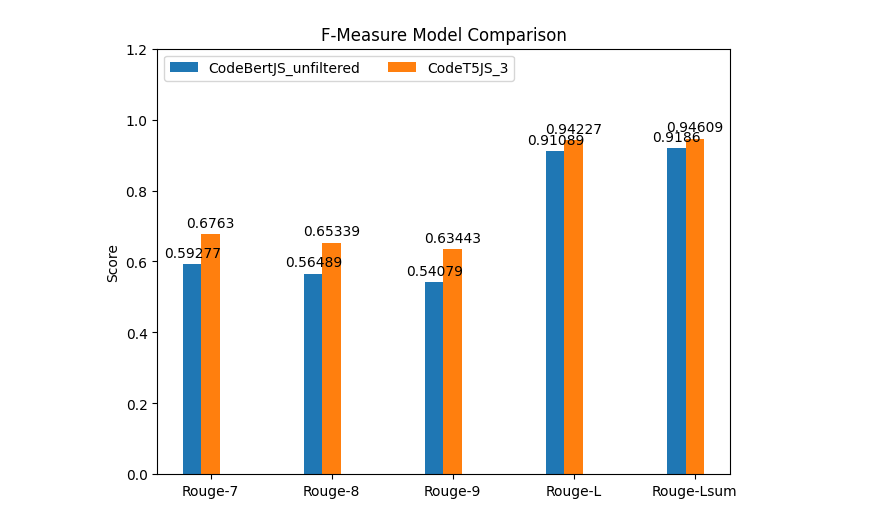
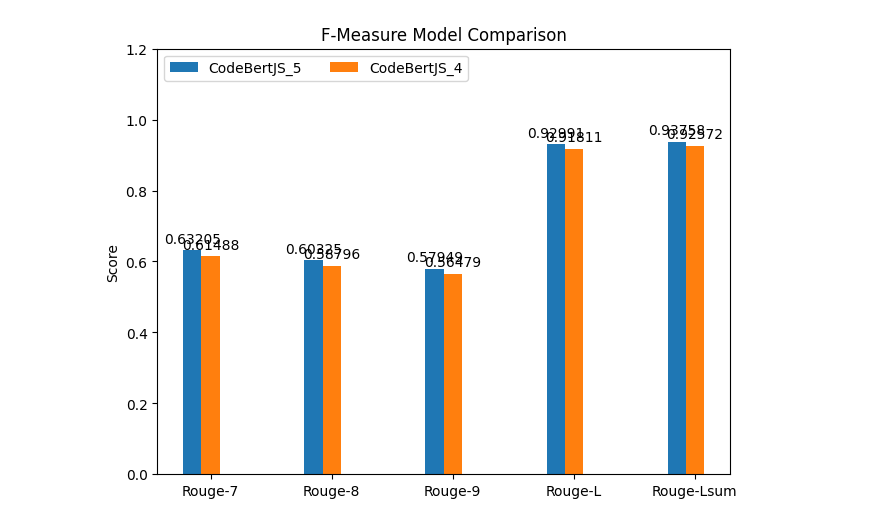
Before and after one commit to radistoubalidis/JSRepair, a Jupyter notebook: test_model.ipynb, the cells around one changed output. Saved outputs shown, nothing was run; the diff lists cells and outputs as text; code cells hidden in the pictures.

```diff
--- a/test_model.ipynb
+++ b/test_model.ipynb
@@ -20,12 +20,12 @@ from torch.utils.data import DataLoader
 # MAX_LENGTH = int(input("Paste tokenizer max length: "))
 
 SQLITE_PATH =  'humanevalpack.db'
-MODEL_NAME = 'CodeBertJS_unfiltered'
-VERSION = 3
-CPKT_PATH = 'checkpoints/CodeBertJS_unfiltered_v1.ckpt'
+MODEL_NAME = 'CodeBertJS'
+VERSION = 5
+CPKT_PATH = 'checkpoints/CodeBertJS_v5.ckpt'
 METRICS_PATH = 'metrics'
 HF_DIR = 'microsoft/codebert-base-mlm'
-MAX_LENGTH = 450
+MAX_LENGTH = 475
 # %%
 if os.path.exists(SQLITE_PATH):
     con = sqlite3.connect(SQLITE_PATH)
@@ -113,17 +114,18 @@ import numpy as np
 
 codebert_avgs = rouge.avgs
 
-comparison_model_path = '/content/drive/MyDrive/Thesis/metrics/CodeT5JS_3.json'
+comparison_model_path = input('Comparison model avg ROUGE-N metrics path: ')
+comparison_model = comparison_model_path.split('/')[-1].split('.')[0]
 if not os.path.exists(comparison_model_path):
-    comparison_model_path = 'metrics/CodeT5JS_3.json'
+    raise RuntimeError('Metrics path does not exist.')
 
 with open(comparison_model_path, 'r') as f:
     codet5_avgs = json.load(f)
 
 
 plot_data = {
-    MODEL_NAME: (round(codebert_avgs['avg_rouge7'].fmeasure, 5), round(codebert_avgs['avg_rouge8'].fmeasure, 5), round(codebert_avgs['avg_rouge9'].fmeasure, 5), round(codebert_avgs['avg_rougeL'].fmeasure, 5), round(codebert_avgs['avg_rougeLsum'].fmeasure, 5)),
-    'CodeT5JS_3': (round(codet5_avgs['avg_rouge7'][2], 5), round(codet5_avgs['avg_rouge8'][2], 5), round(codet5_avgs['avg_rouge9'][2], 5), round(codet5_avgs['avg_rougeL'][2], 5), round(codet5_avgs['avg_rougeLsum'][2], 5)),
+    f"{MODEL_NAME}_{VERSION}": (round(codebert_avgs['avg_rouge7'].fmeasure, 5), round(codebert_avgs['avg_rouge8'].fmeasure, 5), round(codebert_avgs['avg_rouge9'].fmeasure, 5), round(codebert_avgs['avg_rougeL'].fmeasure, 5), round(codebert_avgs['avg_rougeLsum'].fmeasure, 5)),
+    comparison_model: (round(codet5_avgs['avg_rouge7'][2], 5), round(codet5_avgs['avg_rouge8'][2], 5), round(codet5_avgs['avg_rouge9'][2], 5), round(codet5_avgs['avg_rougeL'][2], 5), round(codet5_avgs['avg_rougeLsum'][2], 5)),
 }
 
 metric_types = ('Rouge-7', 'Rouge-8','Rouge-9', 'Rouge-L', 'Rouge-Lsum')
@@ -132,6 +134,7 @@ width = 0.15
 multiplier = 0
 
 fix, ax = plt.subplots(layout='constrained')
+
 
 for model, values in plot_data.items():
     offset = width * multiplier
@@ -145,5 +148,6 @@ ax.set_xticks(x + width, metric_types)
 ax.legend(loc='upper left', ncols=4)
 ax.set_ylim(0, 1.2)
 
+plt.savefig(f"{METRICS_PATH}/{MODEL_NAME}_{VERSION}_vs_{comparison_model}.png", dpi=300, bbox_inches='tight')
 plt.show()
 # %% [output]
@@ -150 +155 @@ plt.show()
-[figure, old version]
+[figure, new version]
```
Also changed, not shown: parts of 3 cells of this notebook, 1 other file.
